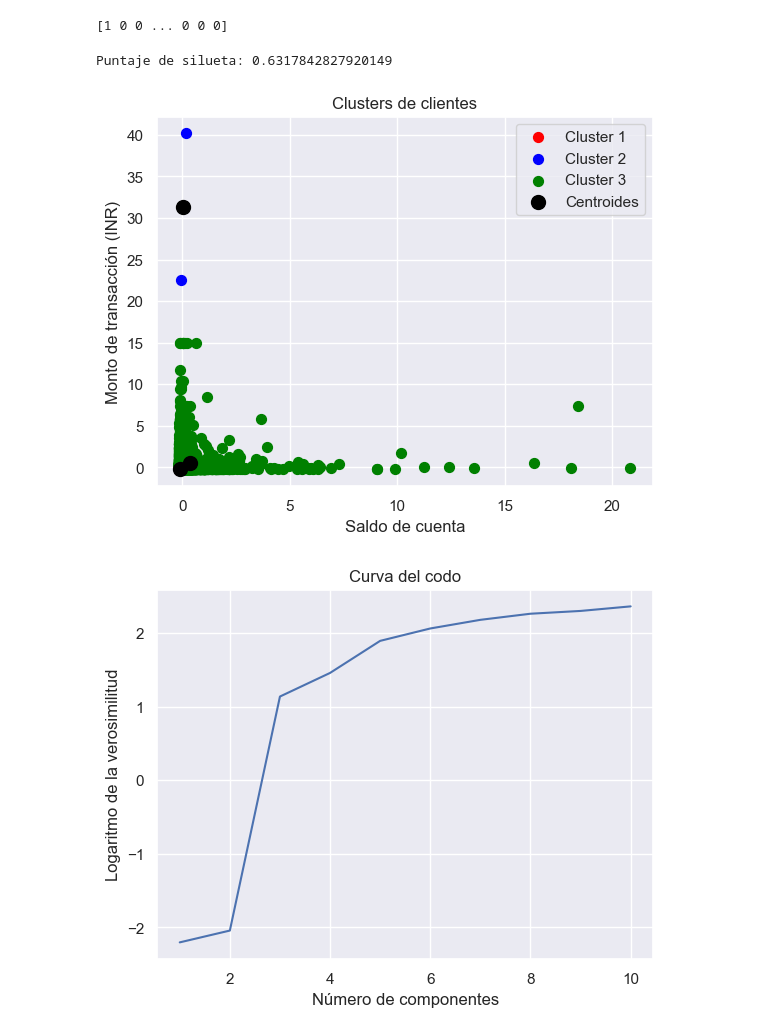
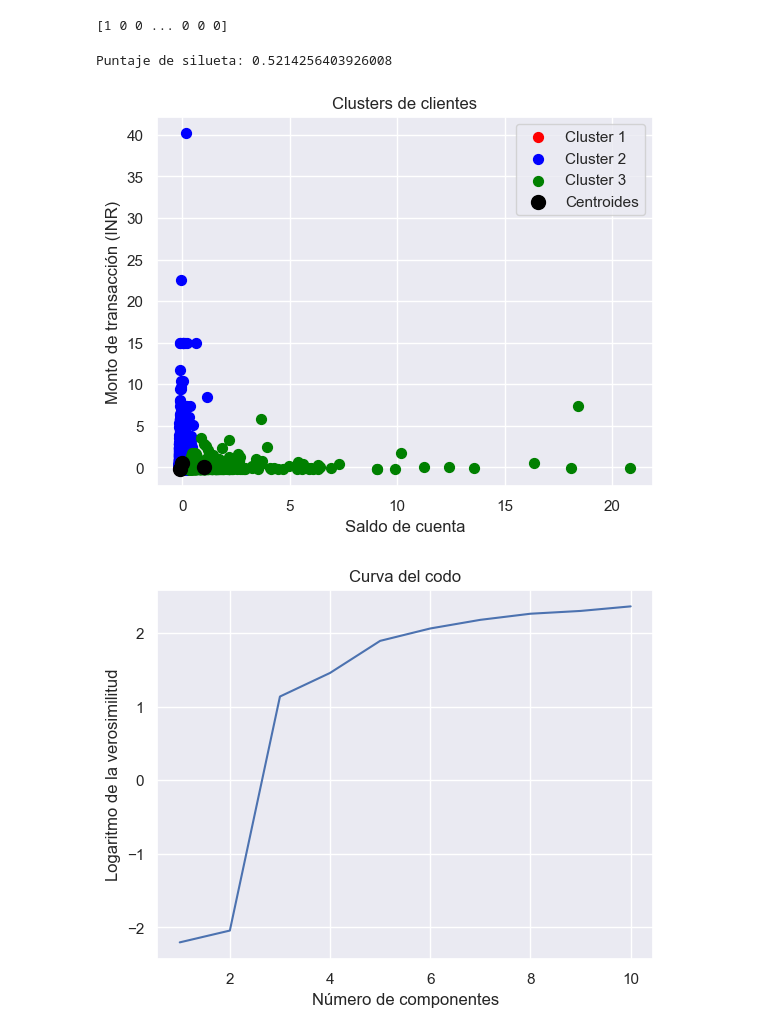
Before and after one commit to ChristopherG19/UVG_IA_Lab8, a Jupyter notebook: main.ipynb, the cells around one changed output. Saved outputs shown, nothing was run; the diff lists cells and outputs as text; code cells hidden in the pictures.

```diff
--- a/main.ipynb
+++ b/main.ipynb
@@ -217,34 +217,27 @@ print(pred_y_sk)
 [1 0 0 ... 0 0 0]
 # %%
 from sklearn.metrics import silhouette_score
-
-# Ajustar modelo GMM
-gmm = GaussianMixture(n_components=3)
-gmm.fit(X)
-
-# Predecir etiquetas de cluster
-pred_y = gmm.predict(X)
 
 # Calcular puntaje de silueta
 silhouette_avg = silhouette_score(X, pred_y)
 print("Puntaje de silueta:", silhouette_avg)
 
 # Graficar clusters
 plt.scatter(X[pred_y == 0, 0], X[pred_y == 0, 1], s=50, c='red', label='Cluster 1')
 plt.scatter(X[pred_y == 1, 0], X[pred_y == 1, 1], s=50, c='blue', label='Cluster 2')
 plt.scatter(X[pred_y == 2, 0], X[pred_y == 2, 1], s=50, c='green', label='Cluster 3')
 
 # Graficar centroides
 plt.scatter(gmm.means_[:, 0], gmm.means_[:, 1], s=100, c='black', label='Centroides')
 
 plt.title('Clusters de clientes')
 plt.xlabel('Saldo de cuenta')
 plt.ylabel('Monto de transacción (INR)')
 plt.legend()
 plt.show()
 # %% [output]
-Puntaje de silueta: 0.6317842827920149
+Puntaje de silueta: 0.5214256403926008
-[figure, old version]
+[figure, new version]
 # %%
 from sklearn.mixture import GaussianMixture
 
```
Also changed, not shown: parts of 5 cells of this notebook.
